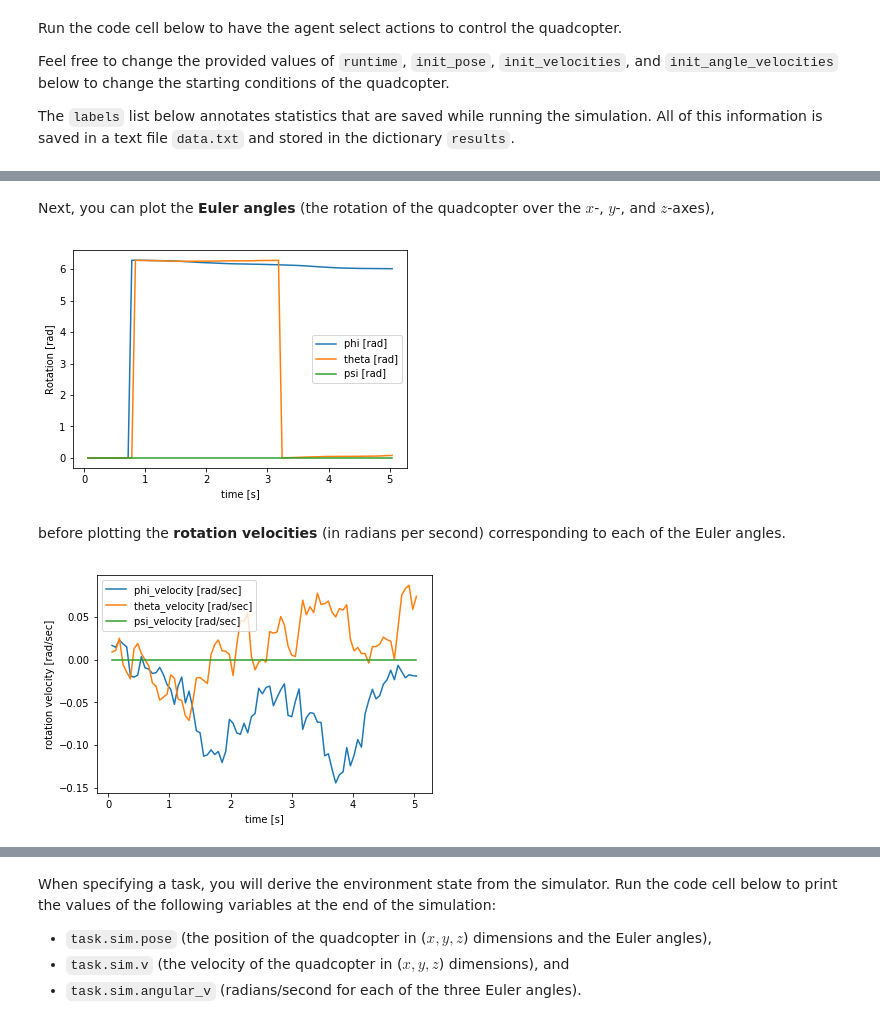
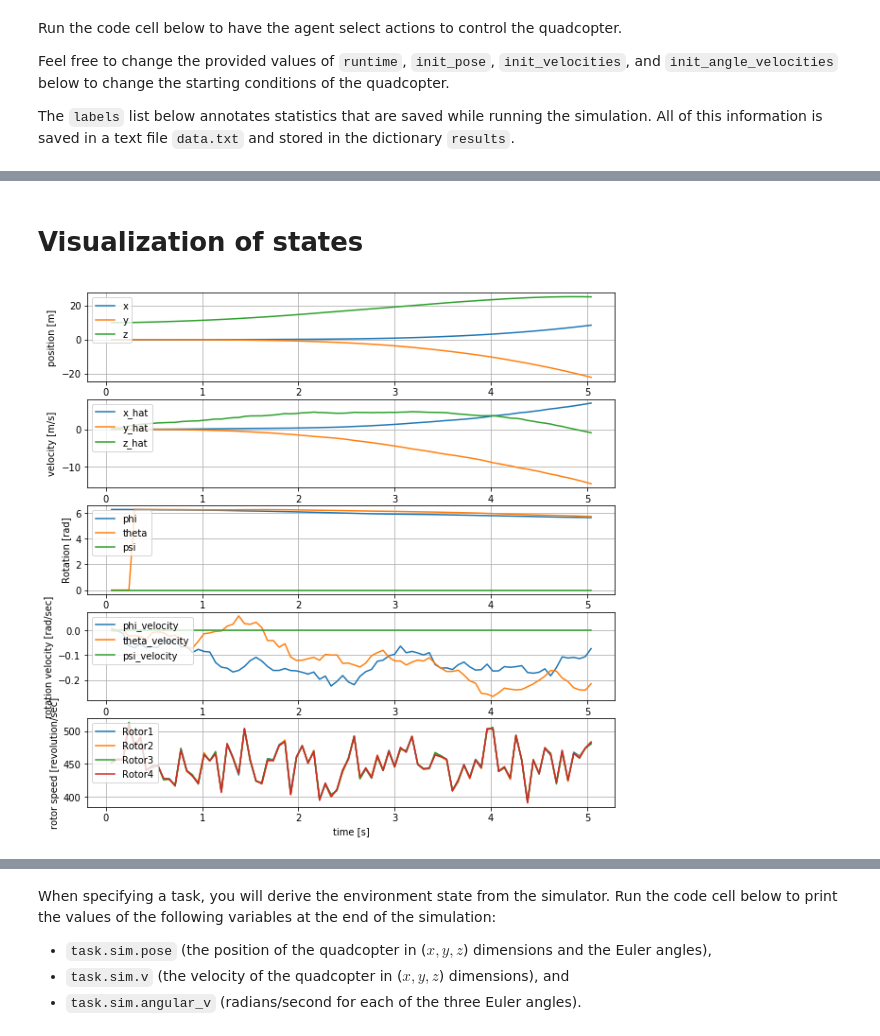
Before and after one commit to parksoy/Soyoung_Udacity_ND_DeepLearning, a Jupyter notebook: 6.Deep_Reinforcement_Learning/RL-Quadcopter-2-master/Quadcopter_Project.ipynb, the cells around one changed output, grey strips where cells are left out. Cells and saved outputs as stored; diff of their text form; code cells hidden in the pictures.

Commit message:
started quadcopter project

```diff
--- a/6.Deep_Reinforcement_Learning/RL-Quadcopter-2-master/Quadcopter_Project.ipynb
+++ b/6.Deep_Reinforcement_Learning/RL-Quadcopter-2-master/Quadcopter_Project.ipynb
@@ -121,25 +130,56 @@ _ = plt.ylim()
-# %% [markdown]
-Next, you can plot the __Euler angles__ (the rotation of the quadcopter over the $x$-, $y$-, and $z$-axes),
-# %%
-plt.plot(results['time'], results['phi'], label='phi [rad]')
-plt.plot(results['time'], results['theta'], label='theta [rad]')
-plt.plot(results['time'], results['psi'], label='psi [rad]')
-plt.xlabel("time [s]")
-plt.ylabel("Rotation [rad]")
-plt.legend()
-_ = plt.ylim()
-# %% [output]
-[figure, removed]
-# %% [markdown]
-before plotting the __rotation velocities__ (in radians per second) corresponding to each of the Euler angles.
-# %%
-plt.plot(results['time'], results['phi_velocity'], label='phi_velocity [rad/sec]')
-plt.plot(results['time'], results['theta_velocity'], label='theta_velocity [rad/sec]')
-plt.plot(results['time'], results['psi_velocity'], label='psi_velocity [rad/sec]')
-plt.xlabel("time [s]")
-plt.ylabel("rotation velocity [rad/sec]")
-plt.legend()
-_ = plt.ylim()
-# %% [output]
-[figure, removed]
+# %% [markdown]
+# Visualization of states
+# %%
+import matplotlib.pyplot as plt
+%matplotlib inline
+
+f, (ax1,ax2,ax3,ax4,ax5) = plt.subplots(5, 1, figsize=(10,10)) #sharex=True
+
+#__vposition__ of the quadcopter.
+ax1.plot(results['time'], results['x'], label='x')
+ax1.plot(results['time'], results['y'], label='y')
+ax1.plot(results['time'], results['z'], label='z')
+ax1.set_xlabel("time [s]")
+ax1.set_ylabel("position [m]")
+ax1.legend(loc='upper left')
+ax1.grid()
+
+#__velocity__ of the quadcopter.
+ax2.plot(results['time'], results['x_velocity'], label='x_hat')
+ax2.plot(results['time'], results['y_velocity'], label='y_hat')
+ax2.plot(results['time'], results['z_velocity'], label='z_hat')
+ax2.set_xlabel("time [s]")
+ax2.set_ylabel("velocity [m/s]")
+ax2.legend(loc='upper left')
+ax2.grid()
+
+#__Euler angles__ (the rotation of the quadcopter over the $x$-, $y$-, and $z$-axes),
+ax3.plot(results['time'], results['phi'], label='phi')
+ax3.plot(results['time'], results['theta'], label='theta')
+ax3.plot(results['time'], results['psi'], label='psi')
+ax3.set_xlabel("time [s]")
+ax3.set_ylabel("Rotation [rad]")
+ax3.legend(loc='upper left')
+ax3.grid()
+
+#__rotation velocities__ (in radians per second)
+ax4.plot(results['time'], results['phi_velocity'], label='phi_velocity')
+ax4.plot(results['time'], results['theta_velocity'], label='theta_velocity')
+ax4.plot(results['time'], results['psi_velocity'], label='psi_velocity')
+ax4.set_xlabel("time [s]")
+ax4.set_ylabel("rotation velocity [rad/sec]")
+ax4.legend(loc='upper left')
+ax4.grid()
+
+#rotor speed [revolution/sec]
+ax5.plot(results['time'], results['rotor_speed1'], label='Rotor1')
+ax5.plot(results['time'], results['rotor_speed2'], label='Rotor2')
+ax5.plot(results['time'], results['rotor_speed3'], label='Rotor3')
+ax5.plot(results['time'], results['rotor_speed4'], label='Rotor4')
+ax5.set_xlabel("time [s]")
+ax5.set_ylabel("rotor speed [revolution/sec]")
+ax5.legend(loc='upper left')
+ax5.grid()
+# %% [output]
+[figure, added]
 # %% [markdown]
```
Also changed, not shown: parts of 23 cells of this notebook, 4 other files.
